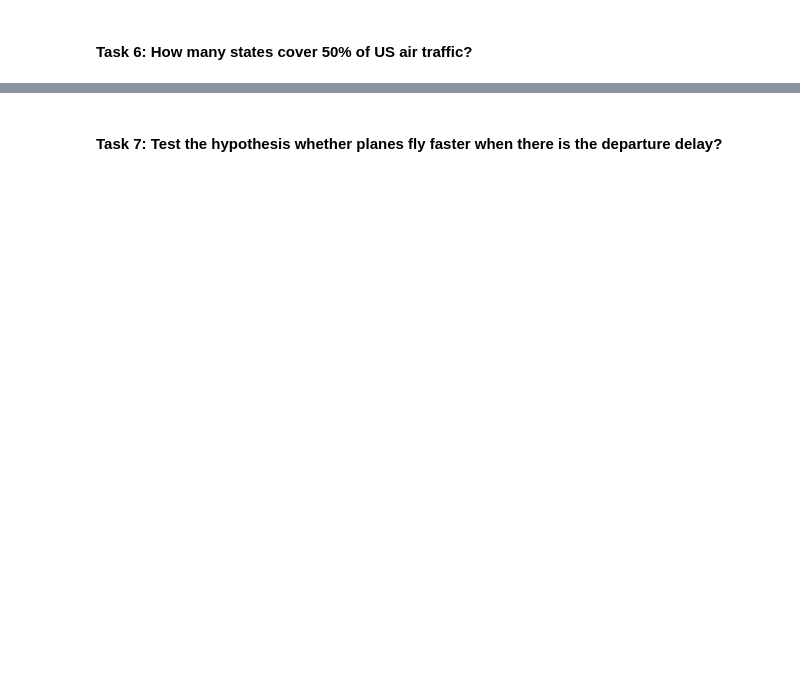
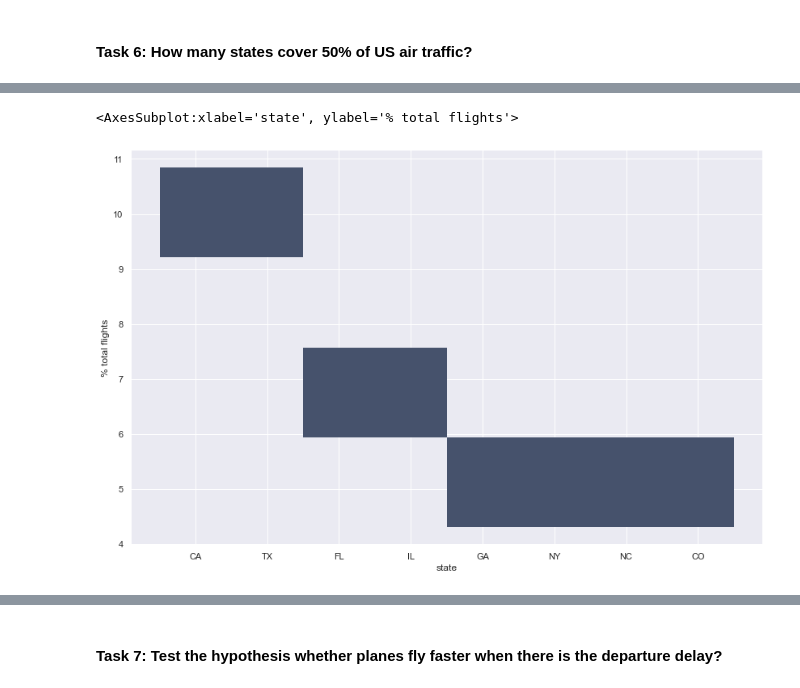
Before and after one commit to BRCanada/Flight-Delay-Prediction, a Jupyter notebook: Flight_Data_Exploration_HC.ipynb, the cells around one changed output, grey strips where cells are left out. Saved outputs shown, nothing was run; the diff lists cells and outputs as text; code cells hidden in the pictures; blank space fills up the shorter version.

```diff
--- a/Flight_Data_Exploration_HC.ipynb
+++ b/Flight_Data_Exploration_HC.ipynb
@@ -365,0 +510,8 @@ delays[['arr_delay','departure_delay','% dept delay']].sort_values('% dept delay
+# %%
+state_count['% total flights'] = round(state_count['sum']/state_count['sum'].sum()*100, 2)
+# %%
+state_count = state_count.sort_values(by = ['sum'], ascending = False).reset_index()
+# %%
+state_count.rename(columns={"index": "state"}, inplace = True)
+# %%
+state_count['% cumsum'] = state_count['% total flights'].cumsum()
@@ -365,0 +532,5 @@ delays[['arr_delay','departure_delay','% dept delay']].sort_values('% dept delay
+# %%
+sns.histplot(data=state_count.head(8), x="state", y = "% total flights")
+# %% [output]
+<AxesSubplot:xlabel='state', ylabel='% total flights'>
+[figure, added]
```
Also changed, not shown: parts of 52 cells of this notebook.
